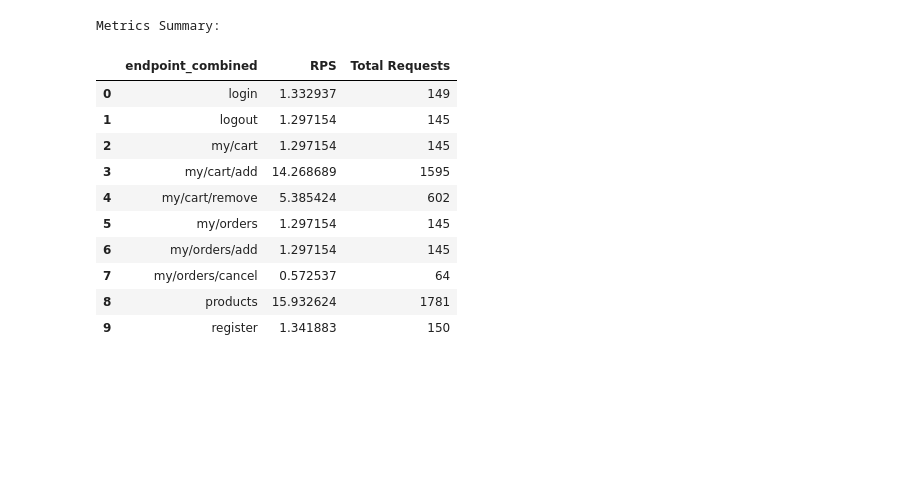
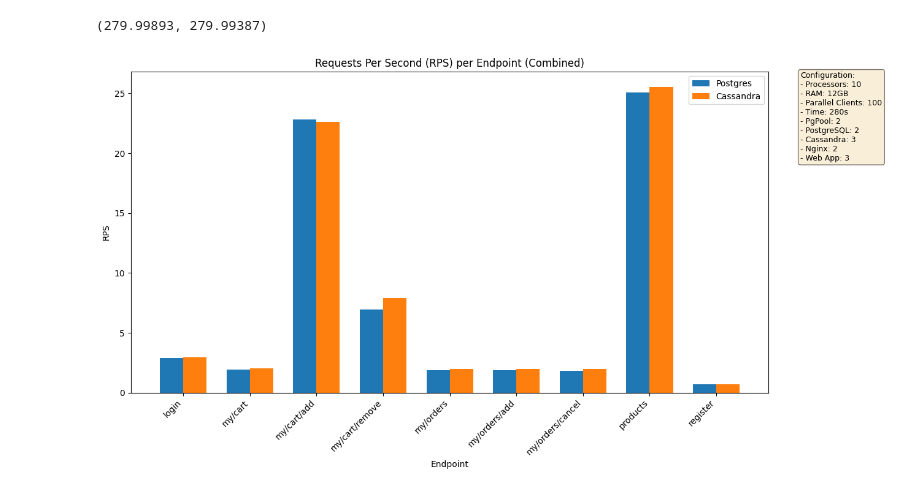
Before and after one commit to Lexxxzy/replication-shop, a Jupyter notebook: benchmark_chart/benchmark_chart.ipynb, the cells around one changed output. Cells and saved outputs as stored; diff of their text form; code cells hidden in the pictures; blank space fills up the shorter version.

Commit message:
update charts

```diff
--- a/benchmark_chart/benchmark_chart.ipynb
+++ b/benchmark_chart/benchmark_chart.ipynb
@@ -1,3 +1,14 @@
 # %%
 !pip install pandas
 !pip install matplotlib
+# %%
+PROCESSORS_NUM = 10
+RAM = 12
+PARALLEL_CLIENTS = 100
+TIME_IN_SECONDS = 280
+
+NUM_PGPOOL = 2
+NUM_POSTGRES = 2
+NUM_CASSANDRA = 3
+NUM_NGINX = 2
+NUM_WEB_APP = 3
@@ -45,21 +88,46 @@ plt.show()
-# %%
-metrics_summary = pd.DataFrame({
-    'RPS': rps_combined,
-    'Total Requests': total_requests_per_combined_endpoint
-}).reset_index()
-
-print("Metrics Summary:")
-metrics_summary
-# %% [output]
-Metrics Summary:
-|  | endpoint_combined | RPS | Total Requests |
-| 0 | login | 1.332937 | 149 |
-| 1 | logout | 1.297154 | 145 |
-| 2 | my/cart | 1.297154 | 145 |
-| 3 | my/cart/add | 14.268689 | 1595 |
-| 4 | my/cart/remove | 5.385424 | 602 |
-| 5 | my/orders | 1.297154 | 145 |
-| 6 | my/orders/add | 1.297154 | 145 |
-| 7 | my/orders/cancel | 0.572537 | 64 |
-| 8 | products | 15.932624 | 1781 |
-| 9 | register | 1.341883 | 150 |
+# %%
+total_time_postgres, total_time_cassandra
+# %% [output]
+(279.99893, 279.99387)
+# %%
+rps_combined_postgres = rps_combined_postgres.drop('logout')
+# %%
+import numpy as np
+
+endpoints = rps_combined_postgres.index
+n = len(endpoints)
+ind = np.arange(n)
+width = 0.35
+
+fig, ax = plt.subplots(figsize=(13, 7))
+bars1 = ax.bar(ind - width/2, rps_combined_postgres, width, label='Postgres')
+bars2 = ax.bar(ind + width/2, rps_combined_cassandra, width, label='Cassandra')
+
+ax.set_xlabel('Endpoint')
+ax.set_ylabel('RPS')
+ax.set_title('Requests Per Second (RPS) per Endpoint (Combined)')
+ax.set_xticks(ind)
+ax.set_xticklabels(endpoints, rotation=45, ha='right')
+ax.legend()
+
+# Additional system configuration details
+config_details = f"""Configuration:
+- Processors: {PROCESSORS_NUM}
+- RAM: {RAM}GB
+- Parallel Clients: {PARALLEL_CLIENTS}
+- Time: {TIME_IN_SECONDS}s
+- PgPool: {NUM_PGPOOL}
+- PostgreSQL: {NUM_POSTGRES}
+- Cassandra: {NUM_CASSANDRA}
+- Nginx: {NUM_NGINX}
+- Web App: {NUM_WEB_APP}"""
+
+# Place a text box in upper right in axes coords
+props = dict(boxstyle='round', facecolor='wheat', alpha=0.5)
+ax.text(1.05, 1.0, config_details, transform=ax.transAxes, fontsize=9,
+        verticalalignment='top', bbox=props)
+
+plt.tight_layout()
+plt.show()
+# %% [output]
+[figure, added]
```
Also changed, not shown: parts of 6 cells of this notebook.
